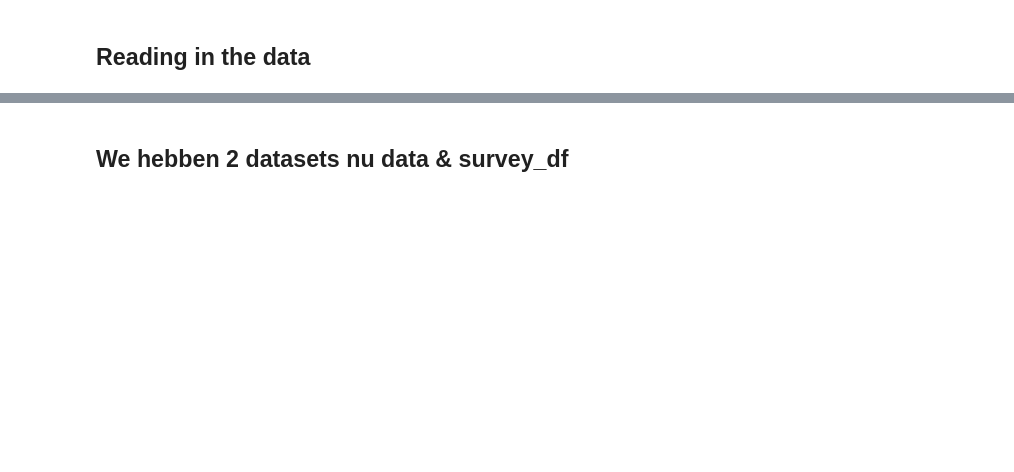
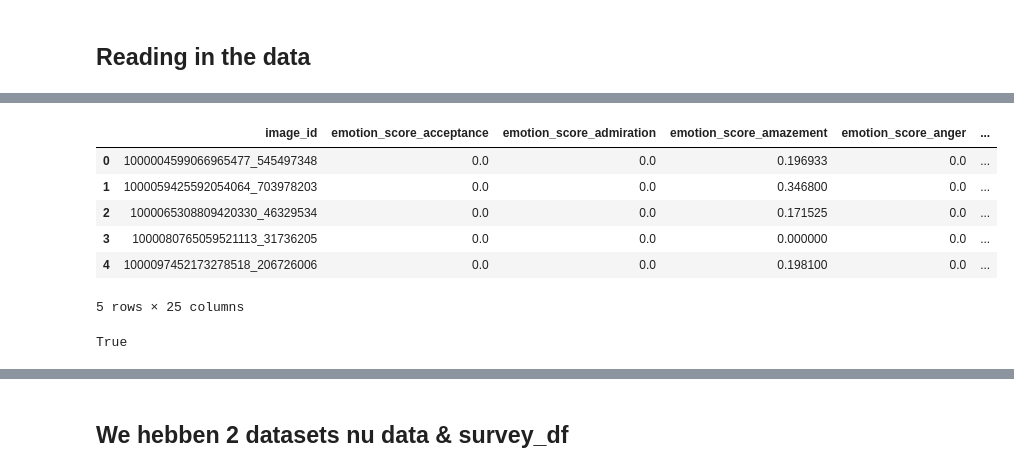
Before and after one commit to JeffreyBosman/FDScase2, a Jupyter notebook: Preprocessing_instagram_assignment.ipynb, the cells around one changed output, grey strips where cells are left out. Drawn from its saved outputs; the diff is of its cells as text; code cells hidden in the pictures; blank space fills up the shorter version.

```diff
--- a/Preprocessing_instagram_assignment.ipynb
+++ b/Preprocessing_instagram_assignment.ipynb
@@ -17,0 +104,43 @@ survey_df = pd.read_pickle(r'survey.pickle') #feather.read_dataframe('data_scien
+# %%
+#####################################
+## ANP --> ANP
+#####################################
+# anp_df.anp_label.value_counts() ## 3864 different lengts, laten we enkel pakken met count groter dan 500
+df = anp_df[['image_id','anp_label','anp_sentiment']]
+df_count = df.groupby("anp_label").count().reset_index()
+list_met_columns = df_count[df_count['image_id']>500].anp_label.tolist() ## een lijst met alle kollommen die we willen (81)
+
+df = df[df.anp_label.isin(list_met_columns)] ## Filter alle labels die niet vaker voor komen dan 500 keer resulteert in 108k regels
+anp = df.pivot_table(index='image_id', columns='anp_label', fill_value=0) ## Pivot mean is default
+anp = anp.reset_index()
+anp.columns = ['_'.join(col) for col in anp.columns]
+anp.rename(columns={'image_id_': 'image_id'}, inplace=True)
+anp.head()
+
+
+#####################################
+## ANP --> Sentiment
+#####################################
+# anp_df.emotion_label.value_counts() ## 24 different lengts
+df = anp_df[['image_id','emotion_label','emotion_score']]
+emotion_score = df.pivot_table(index='image_id', columns='emotion_label', fill_value=0) ## Pivot mean is default
+emotion_score = emotion_score.reset_index()
+emotion_score.columns = ['_'.join(col) for col in emotion_score.columns]
+emotion_score.rename(columns={'image_id_': 'image_id'}, inplace=True)
+emotion_score.head()
+# %% [output]
+|  | image_id | emotion_score_acceptance | emotion_score_admiration | emotion_score_amazement | emotion_score_anger | ... |
+| 0 | 1000004599066965477_545497348 | 0.0 | 0.0 | 0.196933 | 0.0 | ... |
+| 1 | 1000059425592054064_703978203 | 0.0 | 0.0 | 0.346800 | 0.0 | ... |
+| 2 | 1000065308809420330_46329534 | 0.0 | 0.0 | 0.171525 | 0.0 | ... |
+| 3 | 1000080765059521113_31736205 | 0.0 | 0.0 | 0.000000 | 0.0 | ... |
+| 4 | 1000097452173278518_206726006 | 0.0 | 0.0 | 0.198100 | 0.0 | ... |
+5 rows × 25 columns
+# %%
+#####################################
+## IMAGE
+#####################################
+
+image_df.image_id.is_unique ## Image is unique
+# %% [output]
+True
```
Also changed, not shown: parts of 32 cells of this notebook.
